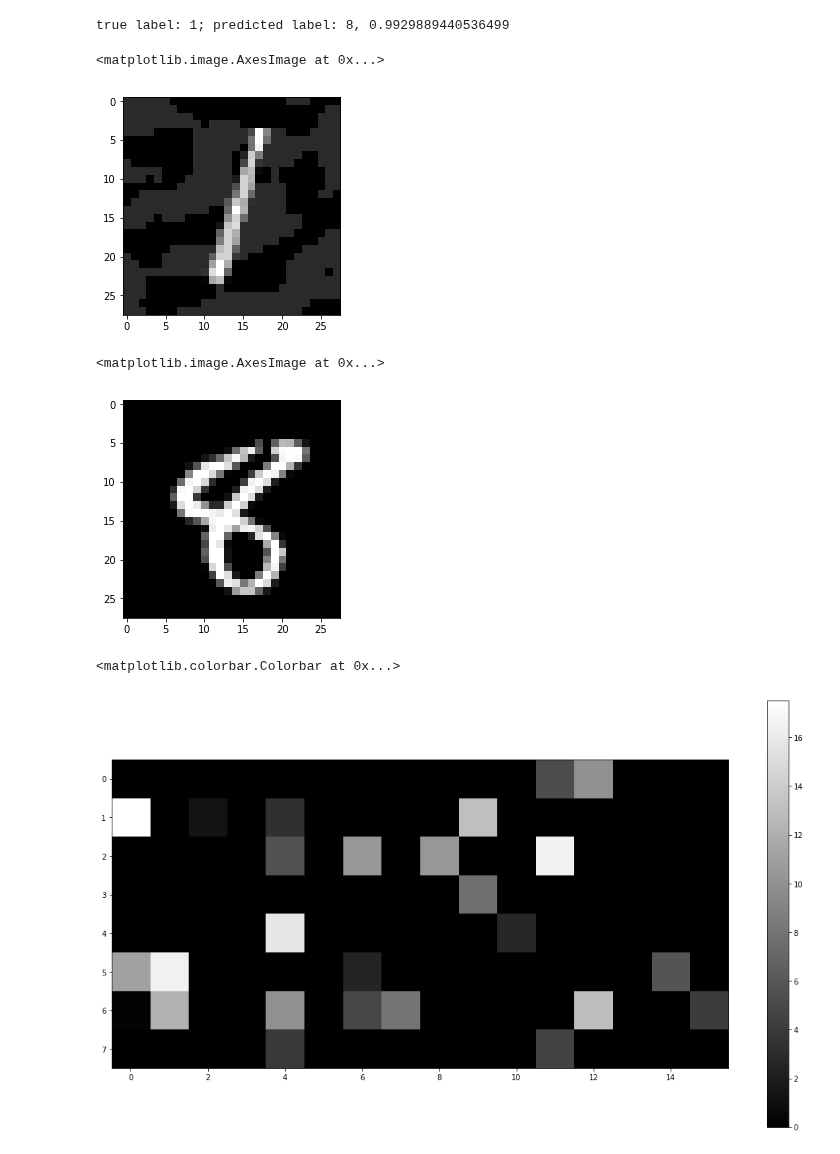
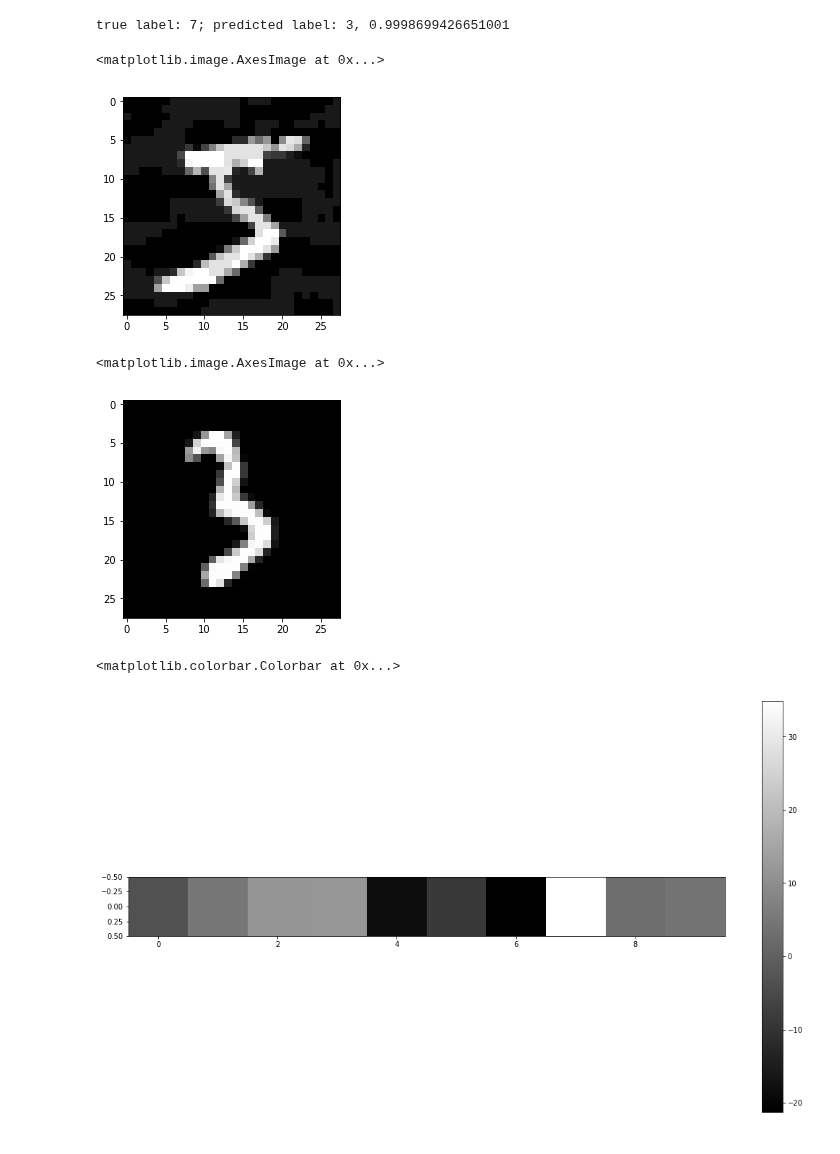
Before and after one commit to Trusted-AI/adversarial-robustness-toolbox, a Jupyter notebook: notebooks/visual-layers.ipynb, the cells around one changed output. Drawn from its saved outputs; the diff is of its cells as text; code cells hidden in the pictures.

```diff
--- a/notebooks/visual-layers.ipynb
+++ b/notebooks/visual-layers.ipynb
@@ -21,7 +21,7 @@ eps = 0.1
 
 # get instances
 _, (X_test, Y_test) = load_mnist()
-X_advs = np.load(DATA_PATH + "/adversarial/mnist/cnn/relu/fgsm/eps%.2f.npy" % (eps))
+X_advs = np.load(DATA_PATH + "/adversarial/mnist/cnn/fgsm/eps%.2f_train.npy" % (eps))
 
 # get classifier
 classifier = load_classifier(DATA_PATH + "/classifiers/mnist/cnn/relu/", "best-weights.h5")
@@ -38,9 +38,9 @@ wellclass_idx = np.where(true_labels == pred_labels)[0]
 fool_idx = np.where(adv_pred_labels != pred_labels)[0]
 
 pic_index = 2
-# for pic_index in fool_idx:
-#     if pic_index in wellclass_idx:
-#         break
+for pic_index in fool_idx:
+    if pic_index in wellclass_idx:
+        break
 
 print(pic_index)
 
@@ -61,9 +61,9 @@ print("true label: {}; predicted label: {}, {}".format(true_labels[pic_index], a
 pic_relu = X_advs[pic_index]
 plt.imshow(pic_relu.reshape((28, 28)), cmap="gray")
 # %% [output]
-true label: 1; predicted label: 8, 0.9929889440536499
+true label: 7; predicted label: 3, 0.9998699426651001
 <matplotlib.image.AxesImage at 0x...>
-[figure, old version]
+[figure, new version]
 # %%
 # get instances of label adv_label
 class_idx = np.where(pred_labels == adv_label)
@@ -72,25 +72,25 @@ pic2 = X_test[class_idx][2,:]
 plt.imshow(pic2.reshape((28, 28)), cmap="gray")
 # %% [output]
 <matplotlib.image.AxesImage at 0x...>
-[figure, old version]
+[figure, new version]
 # %%
 from keras import backend as K
 
-layer_idx = 7
+layer_idx = -2
 
 get_layer_output = K.function([classifier.model.layers[0].input],
                                   [classifier.model.layers[layer_idx].output])
 
 # true example
 true_output = get_layer_output([pic.reshape(1, *(pic.shape))])[0]
 
 fig, ax = plt.subplots()
 fig.set_size_inches(18.5, 10.5)
-im = ax.imshow(true_output.reshape(-1, 16), cmap=plt.get_cmap('gray'))
+im = ax.imshow(true_output.reshape(-1, 10), cmap=plt.get_cmap('gray'))
 fig.colorbar(im)
 # %% [output]
 <matplotlib.colorbar.Colorbar at 0x...>
-[figure, old version]
+[figure, new version]
 # %%
 # adversarial examples
 adv_output = get_layer_output([pic_relu.reshape(1, *(pic_relu.shape))])[0]
```
Also changed, not shown: parts of 7 cells of this notebook, 2 other files.
